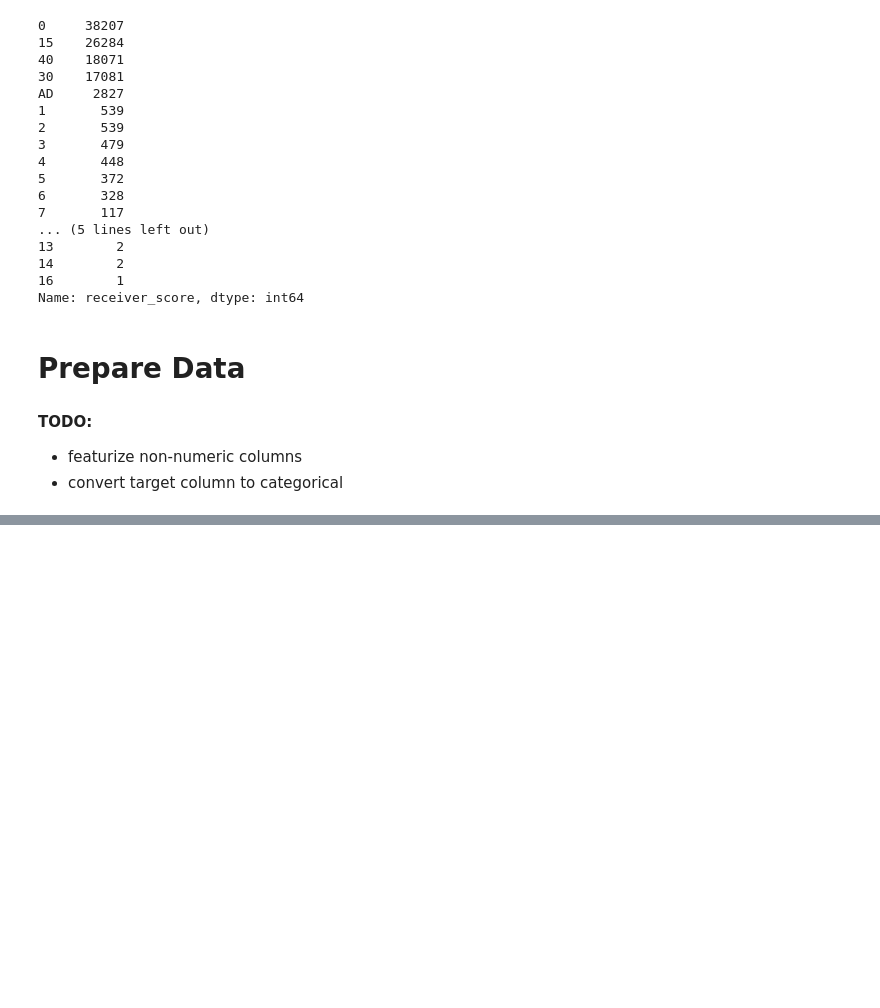
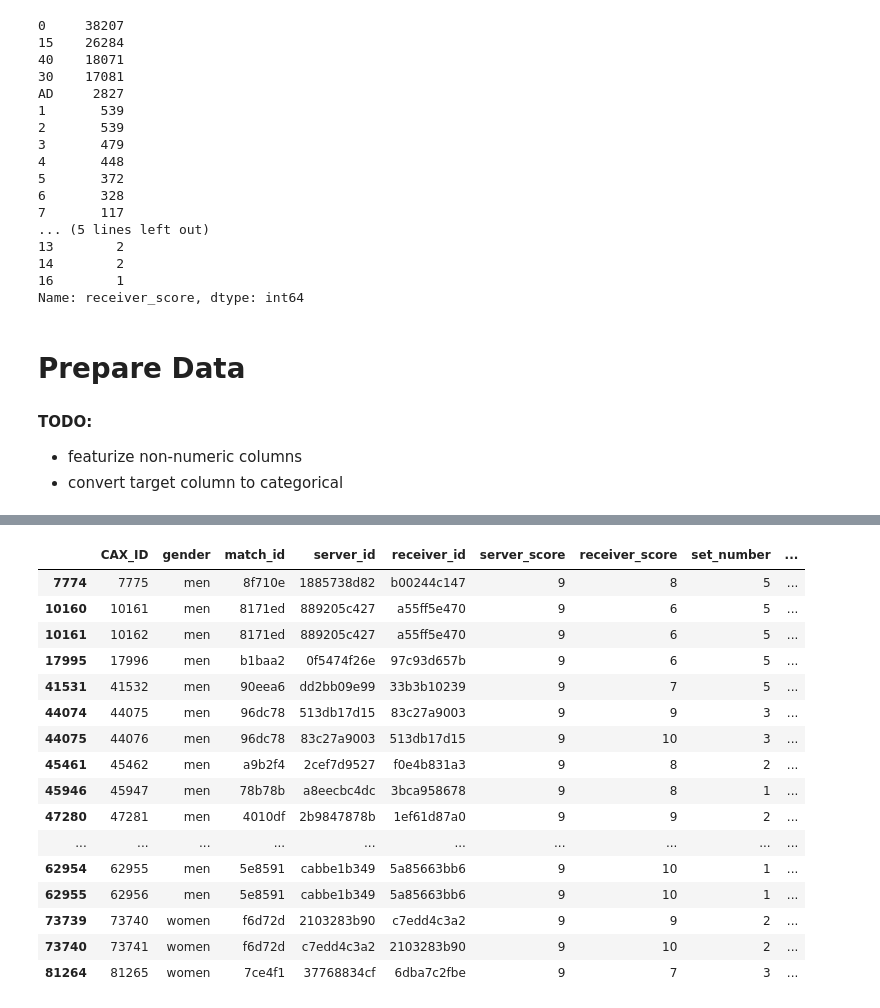
Before and after one commit to pjleimbigler/AO-Data-Slam-2023, a Jupyter notebook: notebooks/1 - Explore Data and Fit Baseline Model.ipynb, the cells around one changed output, grey strips where cells are left out. Cells and saved outputs as stored; diff of their text form; code cells hidden in the pictures; blank space fills up the shorter version.

```diff
--- a/notebooks/1 - Explore Data and Fit Baseline Model.ipynb
+++ b/notebooks/1 - Explore Data and Fit Baseline Model.ipynb
@@ -242,0 +238,21 @@ array([[0.3437937 , 0.16628699, 0.12801322, 0.04290588, 0.04184625,
+# %%
+# Glance at rows with score of 9
+df[df['server_score'] == 9]
+# %% [output]
+|  | CAX_ID | gender | match_id | server_id | receiver_id | server_score | receiver_score | set_number | ... |
+| 7774 | 7775 | men | 8f710e | 1885738d82 | b00244c147 | 9 | 8 | 5 | ... |
+| 10160 | 10161 | men | 8171ed | 889205c427 | a55ff5e470 | 9 | 6 | 5 | ... |
+| 10161 | 10162 | men | 8171ed | 889205c427 | a55ff5e470 | 9 | 6 | 5 | ... |
+| 17995 | 17996 | men | b1baa2 | 0f5474f26e | 97c93d657b | 9 | 6 | 5 | ... |
+| 41531 | 41532 | men | 90eea6 | dd2bb09e99 | 33b3b10239 | 9 | 7 | 5 | ... |
+| 44074 | 44075 | men | 96dc78 | 513db17d15 | 83c27a9003 | 9 | 9 | 3 | ... |
+| 44075 | 44076 | men | 96dc78 | 83c27a9003 | 513db17d15 | 9 | 10 | 3 | ... |
+| 45461 | 45462 | men | a9b2f4 | 2cef7d9527 | f0e4b831a3 | 9 | 8 | 2 | ... |
+| 45946 | 45947 | men | 78b78b | a8eecbc4dc | 3bca958678 | 9 | 8 | 1 | ... |
+| 47280 | 47281 | men | 4010df | 2b9847878b | 1ef61d87a0 | 9 | 9 | 2 | ... |
+| ... | ... | ... | ... | ... | ... | ... | ... | ... | ... |
+| 62954 | 62955 | men | 5e8591 | cabbe1b349 | 5a85663bb6 | 9 | 10 | 1 | ... |
+| 62955 | 62956 | men | 5e8591 | cabbe1b349 | 5a85663bb6 | 9 | 10 | 1 | ... |
+| 73739 | 73740 | women | f6d72d | 2103283b90 | c7edd4c3a2 | 9 | 9 | 2 | ... |
+| 73740 | 73741 | women | f6d72d | c7edd4c3a2 | 2103283b90 | 9 | 10 | 2 | ... |
+| 81264 | 81265 | women | 7ce4f1 | 37768834cf | 6dba7c2fbe | 9 | 7 | 3 | ... |
```
Also changed, not shown: parts of 52 cells of this notebook.
